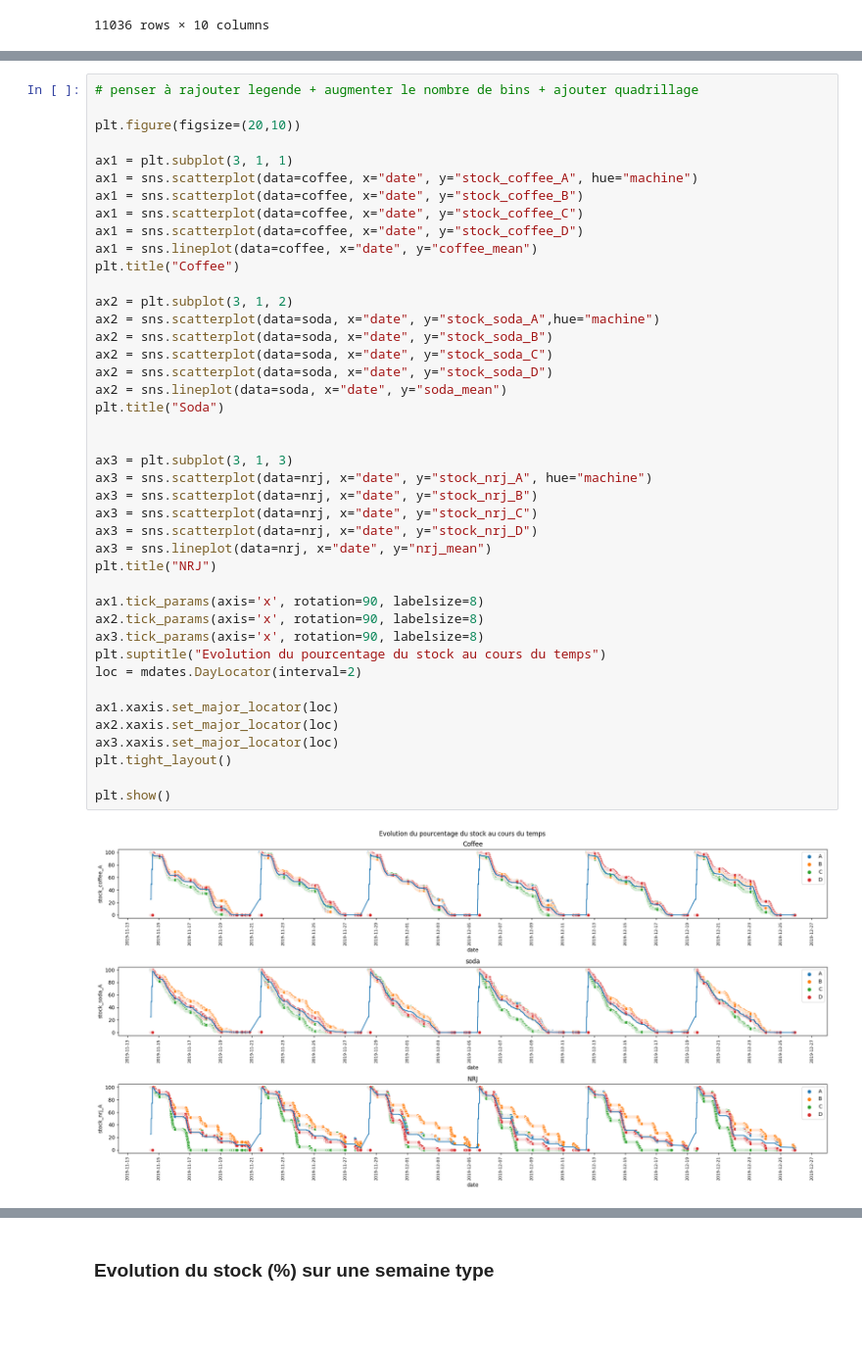
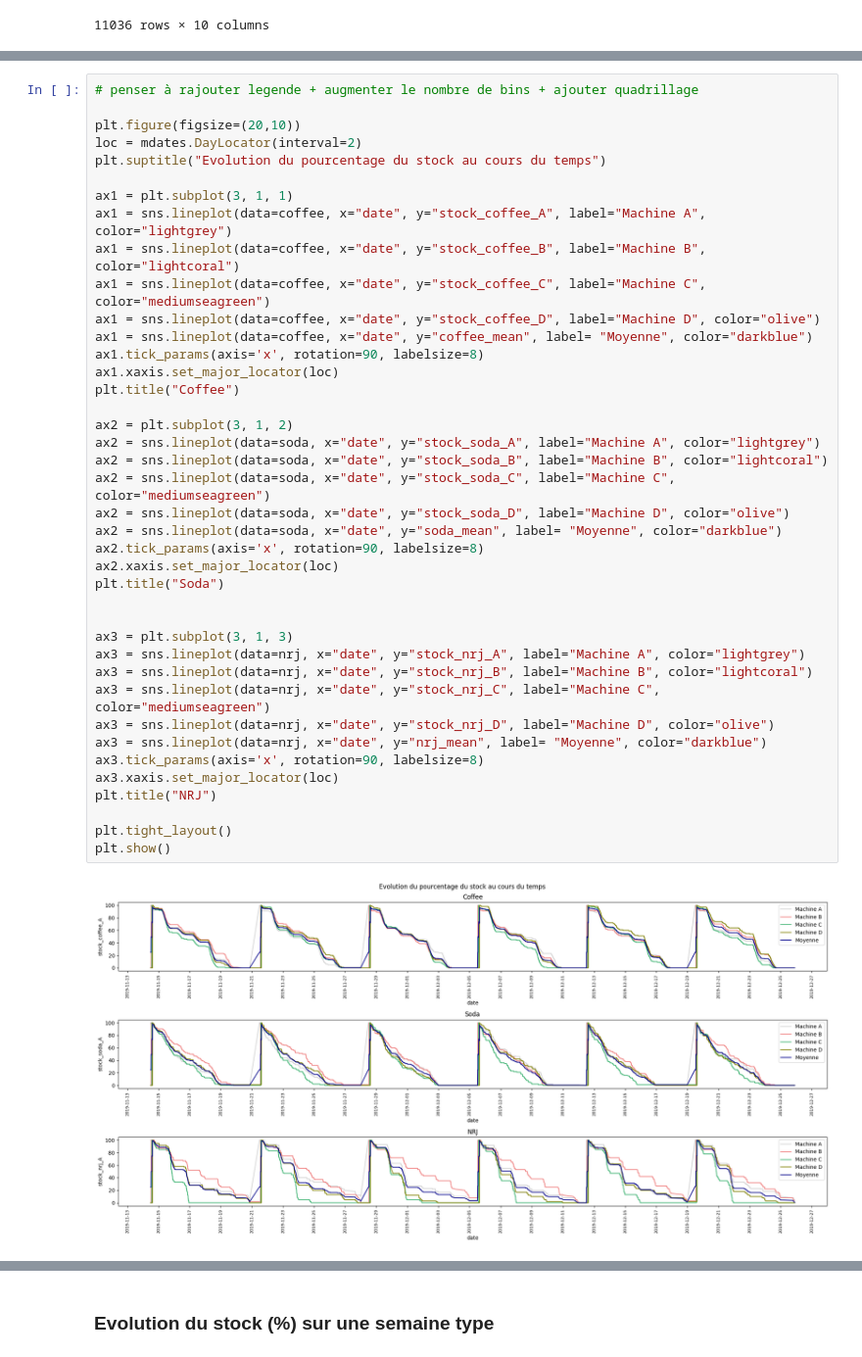
Before and after one commit to manonbay/beverage_dispenser, a Jupyter notebook: W18.Distributeur_boissons_3.ipynb, the cells around one changed output, grey strips where cells are left out. Shown at 98% size. Drawn from its saved outputs; the diff is of its cells as text; blank space fills up the shorter version.

Commit message:
fixed scaled colors

```diff
--- a/W18.Distributeur_boissons_3.ipynb
+++ b/W18.Distributeur_boissons_3.ipynb
@@ -414,47 +441,45 @@ df
 # %%
 # penser à rajouter legende + augmenter le nombre de bins + ajouter quadrillage
 
 plt.figure(figsize=(20,10))
+loc = mdates.DayLocator(interval=2)
+plt.suptitle("Evolution du pourcentage du stock au cours du temps")
 
 ax1 = plt.subplot(3, 1, 1)
-ax1 = sns.scatterplot(data=coffee, x="date", y="stock_coffee_A", hue="machine")
-ax1 = sns.scatterplot(data=coffee, x="date", y="stock_coffee_B")
-ax1 = sns.scatterplot(data=coffee, x="date", y="stock_coffee_C")
-ax1 = sns.scatterplot(data=coffee, x="date", y="stock_coffee_D")
-ax1 = sns.lineplot(data=coffee, x="date", y="coffee_mean")
+ax1 = sns.lineplot(data=coffee, x="date", y="stock_coffee_A", label="Machine A", color="lightgrey")
+ax1 = sns.lineplot(data=coffee, x="date", y="stock_coffee_B", label="Machine B", color="lightcoral")
+ax1 = sns.lineplot(data=coffee, x="date", y="stock_coffee_C", label="Machine C", color="mediumseagreen")
+ax1 = sns.lineplot(data=coffee, x="date", y="stock_coffee_D", label="Machine D", color="olive")
+ax1 = sns.lineplot(data=coffee, x="date", y="coffee_mean", label= "Moyenne", color="darkblue")
+ax1.tick_params(axis='x', rotation=90, labelsize=8)
+ax1.xaxis.set_major_locator(loc)
 plt.title("Coffee")
 
 ax2 = plt.subplot(3, 1, 2)
-ax2 = sns.scatterplot(data=soda, x="date", y="stock_soda_A",hue="machine")
-ax2 = sns.scatterplot(data=soda, x="date", y="stock_soda_B")
-ax2 = sns.scatterplot(data=soda, x="date", y="stock_soda_C")
-ax2 = sns.scatterplot(data=soda, x="date", y="stock_soda_D")
-ax2 = sns.lineplot(data=soda, x="date", y="soda_mean")
+ax2 = sns.lineplot(data=soda, x="date", y="stock_soda_A", label="Machine A", color="lightgrey")
+ax2 = sns.lineplot(data=soda, x="date", y="stock_soda_B", label="Machine B", color="lightcoral")
+ax2 = sns.lineplot(data=soda, x="date", y="stock_soda_C", label="Machine C", color="mediumseagreen")
+ax2 = sns.lineplot(data=soda, x="date", y="stock_soda_D", label="Machine D", color="olive")
+ax2 = sns.lineplot(data=soda, x="date", y="soda_mean", label= "Moyenne", color="darkblue")
+ax2.tick_params(axis='x', rotation=90, labelsize=8)
+ax2.xaxis.set_major_locator(loc)
 plt.title("Soda")
 
 
 ax3 = plt.subplot(3, 1, 3)
-ax3 = sns.scatterplot(data=nrj, x="date", y="stock_nrj_A", hue="machine")
-ax3 = sns.scatterplot(data=nrj, x="date", y="stock_nrj_B")
-ax3 = sns.scatterplot(data=nrj, x="date", y="stock_nrj_C")
-ax3 = sns.scatterplot(data=nrj, x="date", y="stock_nrj_D")
-ax3 = sns.lineplot(data=nrj, x="date", y="nrj_mean")
+ax3 = sns.lineplot(data=nrj, x="date", y="stock_nrj_A", label="Machine A", color="lightgrey")
+ax3 = sns.lineplot(data=nrj, x="date", y="stock_nrj_B", label="Machine B", color="lightcoral")
+ax3 = sns.lineplot(data=nrj, x="date", y="stock_nrj_C", label="Machine C", color="mediumseagreen")
+ax3 = sns.lineplot(data=nrj, x="date", y="stock_nrj_D", label="Machine D", color="olive")
+ax3 = sns.lineplot(data=nrj, x="date", y="nrj_mean", label= "Moyenne", color="darkblue")
+ax3.tick_params(axis='x', rotation=90, labelsize=8)
+ax3.xaxis.set_major_locator(loc)
 plt.title("NRJ")
 
-ax1.tick_params(axis='x', rotation=90, labelsize=8)
-ax2.tick_params(axis='x', rotation=90, labelsize=8)
-ax3.tick_params(axis='x', rotation=90, labelsize=8)
-plt.suptitle("Evolution du pourcentage du stock au cours du temps")
-loc = mdates.DayLocator(interval=2)
-
-ax1.xaxis.set_major_locator(loc)
-ax2.xaxis.set_major_locator(loc)
-ax3.xaxis.set_major_locator(loc)
 plt.tight_layout()
-
 plt.show()
 # %% [output]
-[figure, old version]
+[figure, new version]
 # %% [markdown]
 #### Observations :
 
```
Also changed, not shown: parts of 13 cells of this notebook.
